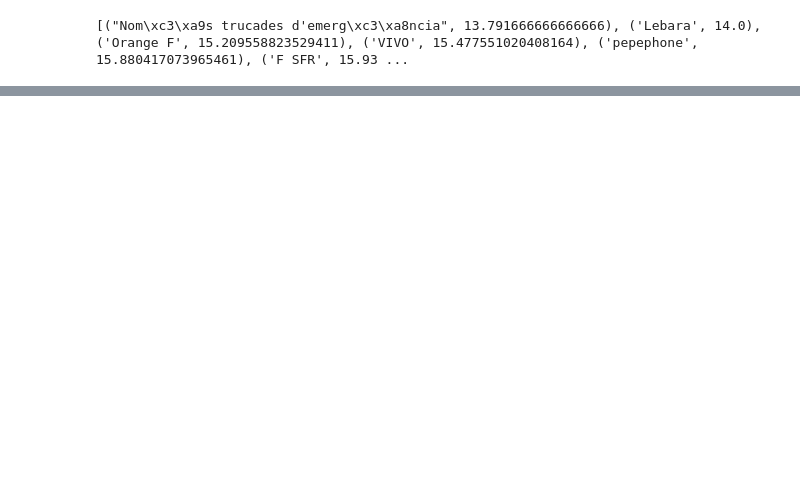
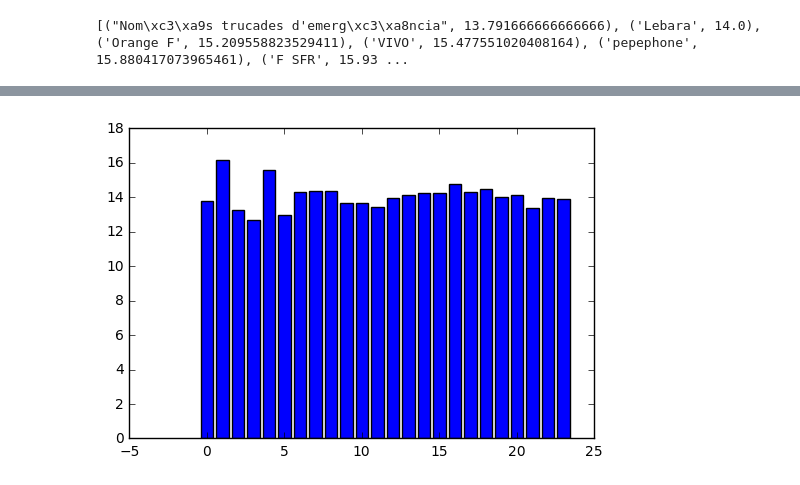
Before and after one commit to RichardoC/ACCD, a Jupyter notebook: Angel_test.ipynb, the cells around one changed output, grey strips where cells are left out. Drawn from its saved outputs; the diff is of its cells as text; code cells hidden in the pictures; blank space fills up the shorter version.

```diff
--- a/Angel_test.ipynb
+++ b/Angel_test.ipynb
@@ -223,0 +240,19 @@ print sorted_max
+# %%
+def hour_avg():
+    hour=range(24)
+    signal=dict([(key, []) for key in hour])
+    for i in range(len(info.index)):
+        dt = parser.parse(getDate(i))
+        signal[dt.hour].append(info.iloc[i]['signal_avg'])
+    av_s=dict([(key, 0) for key in hour])
+    for i in signal:
+        temp=np.array(signal[i])
+        av_s[i]=np.mean(temp)
+    return av_s
+# %%
+hour_avg=hour_avg()
+# %%
+plt.bar(range(len(hour_avg)), hour_avg.values(), align='center')
+plt.show()
+# %% [output]
+[figure, added]
```
Also changed, not shown: parts of 15 cells of this notebook.
